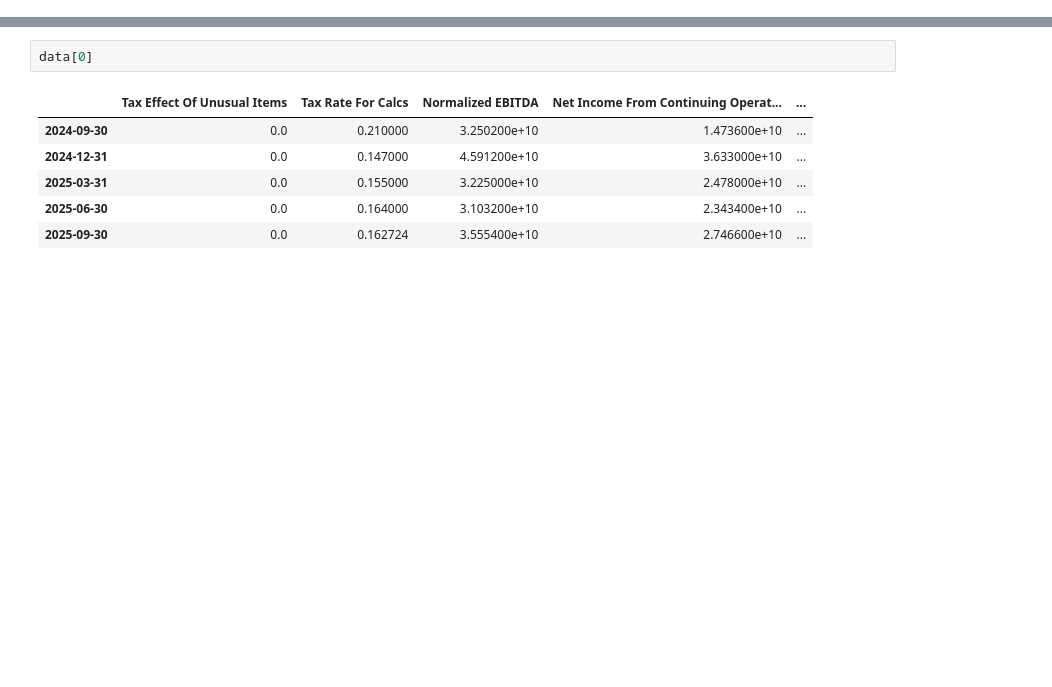
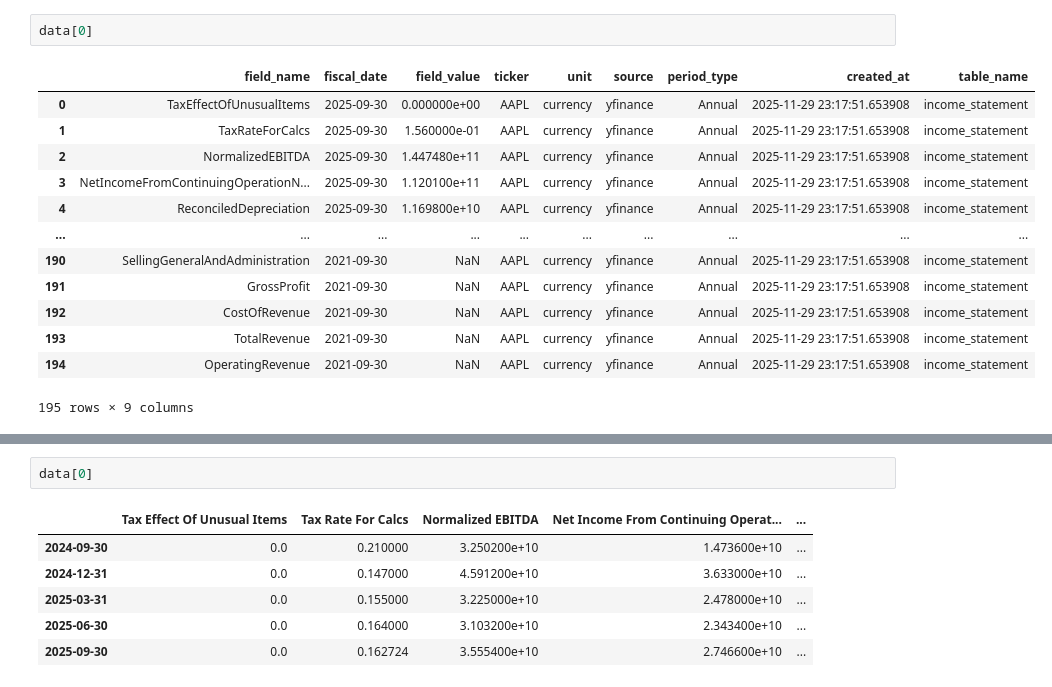
Before and after one commit to AndreasWendel/Database_building, a Jupyter notebook: test_api.ipynb, the cells around one changed output, grey strips where cells are left out. Saved outputs shown, nothing was run; the diff lists cells and outputs as text; blank space fills up the shorter version.

```diff
--- a/test_api.ipynb
+++ b/test_api.ipynb
@@ -63,3 +55,19 @@ Fetching earnings date...
 Earnings date dataframe:
   Symbol Earnings date
 0   AAPL    2026-01-29
+# %%
+data[0]
+# %% [output]
+|  | field_name | fiscal_date | field_value | ticker | unit | source | period_type | created_at | table_name |
+| 0 | TaxEffectOfUnusualItems | 2025-09-30 | 0.000000e+00 | AAPL | currency | yfinance | Annual | 2025-11-29 23:17:51.653908 | income_statement |
+| 1 | TaxRateForCalcs | 2025-09-30 | 1.560000e-01 | AAPL | currency | yfinance | Annual | 2025-11-29 23:17:51.653908 | income_statement |
+| 2 | NormalizedEBITDA | 2025-09-30 | 1.447480e+11 | AAPL | currency | yfinance | Annual | 2025-11-29 23:17:51.653908 | income_statement |
+| 3 | NetIncomeFromContinuingOperationN... | 2025-09-30 | 1.120100e+11 | AAPL | currency | yfinance | Annual | 2025-11-29 23:17:51.653908 | income_statement |
+| 4 | ReconciledDepreciation | 2025-09-30 | 1.169800e+10 | AAPL | currency | yfinance | Annual | 2025-11-29 23:17:51.653908 | income_statement |
+| ... | ... | ... | ... | ... | ... | ... | ... | ... | ... |
+| 190 | SellingGeneralAndAdministration | 2021-09-30 | NaN | AAPL | currency | yfinance | Annual | 2025-11-29 23:17:51.653908 | income_statement |
+| 191 | GrossProfit | 2021-09-30 | NaN | AAPL | currency | yfinance | Annual | 2025-11-29 23:17:51.653908 | income_statement |
+| 192 | CostOfRevenue | 2021-09-30 | NaN | AAPL | currency | yfinance | Annual | 2025-11-29 23:17:51.653908 | income_statement |
+| 193 | TotalRevenue | 2021-09-30 | NaN | AAPL | currency | yfinance | Annual | 2025-11-29 23:17:51.653908 | income_statement |
+| 194 | OperatingRevenue | 2021-09-30 | NaN | AAPL | currency | yfinance | Annual | 2025-11-29 23:17:51.653908 | income_statement |
+195 rows × 9 columns
```
Also changed, not shown: parts of 4 cells of this notebook.
